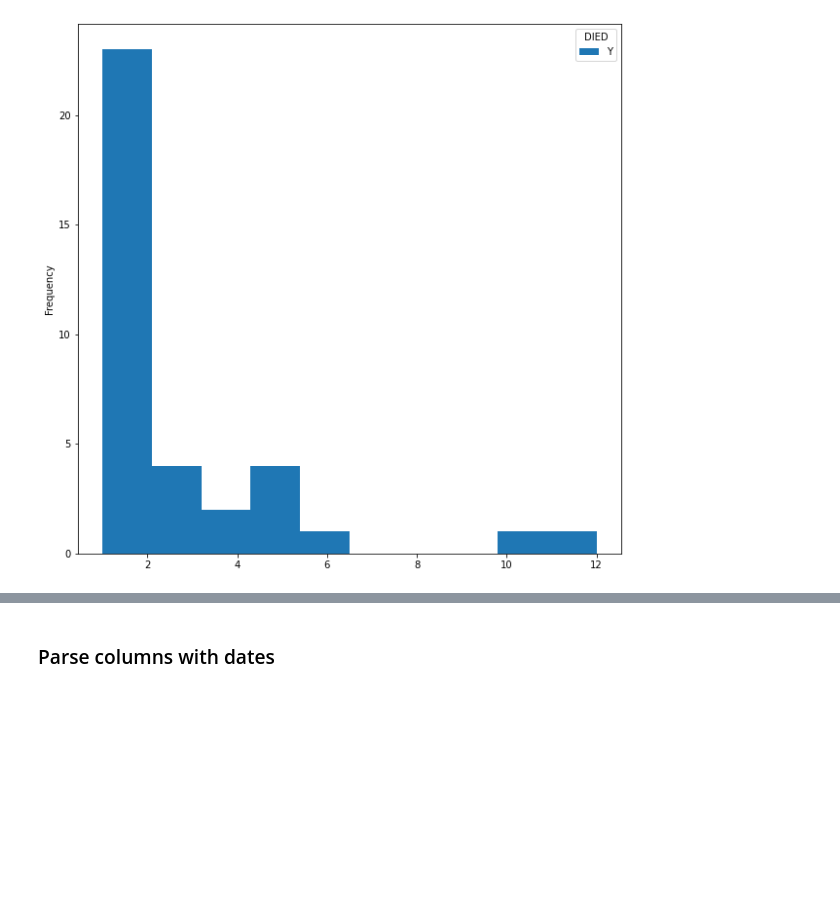
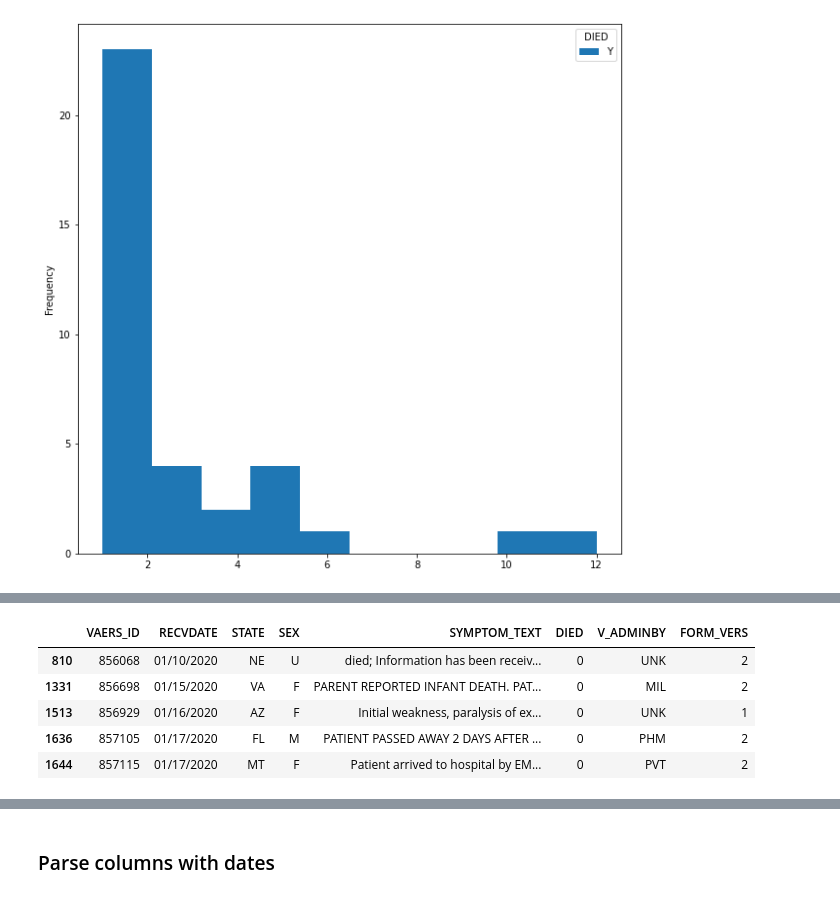
Before and after one commit to aarontjackson/vaers_data, a Jupyter notebook: vaers_data.ipynb, the cells around one changed output, grey strips where cells are left out. Cells and saved outputs as stored; diff of their text form; code cells hidden in the pictures; blank space fills up the shorter version.

```diff
--- a/vaers_data.ipynb
+++ b/vaers_data.ipynb
@@ -217,0 +262,3 @@ death_by_state.plot(kind="hist", figsize=(10,10));
+# %%
+df_vaccine_death.dropna(axis=1, inplace=True)
+df_vaccine_death.info()
@@ -217,0 +281,13 @@ death_by_state.plot(kind="hist", figsize=(10,10));
+# %%
+df_vaccine_death['STATE'] = df_vaccine_death['STATE'].astype(str)
+# %%
+df_vaccine_death['DIED'] = df_vaccine_death['DIED'].replace('Y', 0)
+# %%
+df_vaccine_death.head()
+# %% [output]
+|  | VAERS_ID | RECVDATE | STATE | SEX | SYMPTOM_TEXT | DIED | V_ADMINBY | FORM_VERS |
+| 810 | 856068 | 01/10/2020 | NE | U | died; Information has been receiv... | 0 | UNK | 2 |
+| 1331 | 856698 | 01/15/2020 | VA | F | PARENT REPORTED INFANT DEATH. PAT... | 0 | MIL | 2 |
+| 1513 | 856929 | 01/16/2020 | AZ | F | Initial weakness, paralysis of ex... | 0 | UNK | 1 |
+| 1636 | 857105 | 01/17/2020 | FL | M | PATIENT PASSED AWAY 2 DAYS AFTER ... | 0 | PHM | 2 |
+| 1644 | 857115 | 01/17/2020 | MT | F | Patient arrived to hospital by EM... | 0 | PVT | 2 |
```
Also changed, not shown: parts of 22 cells of this notebook, 1 other file.
